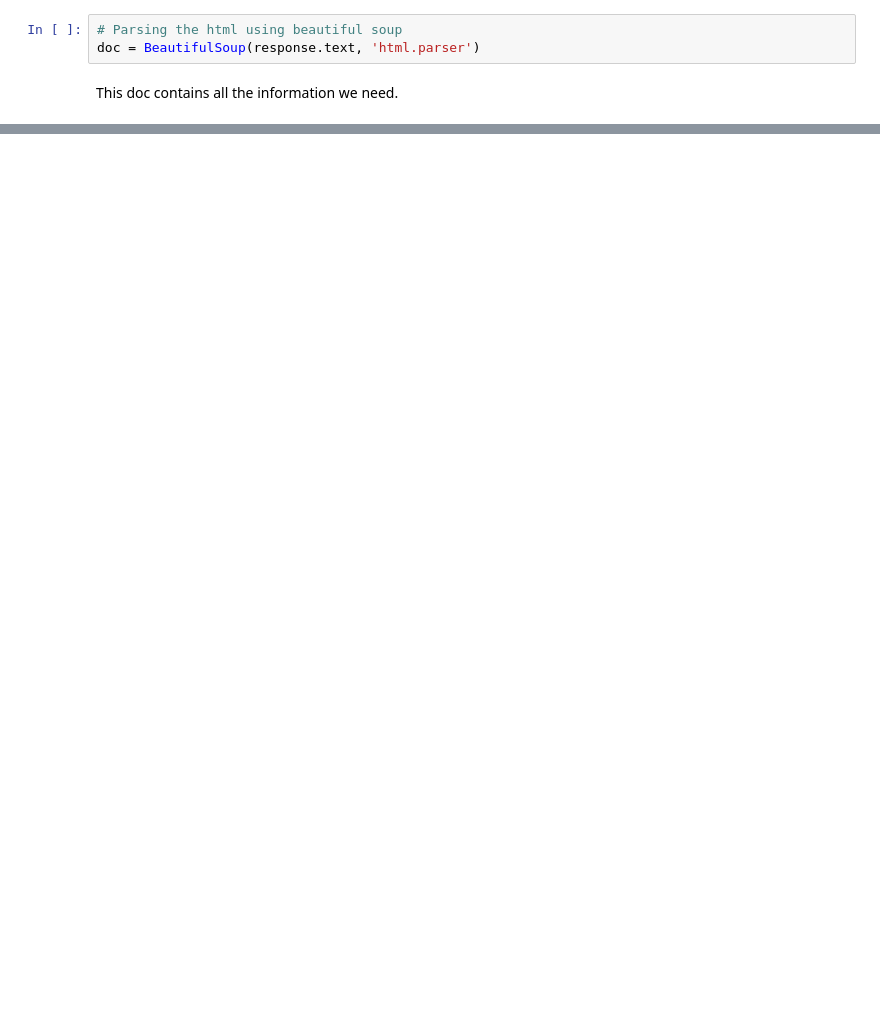
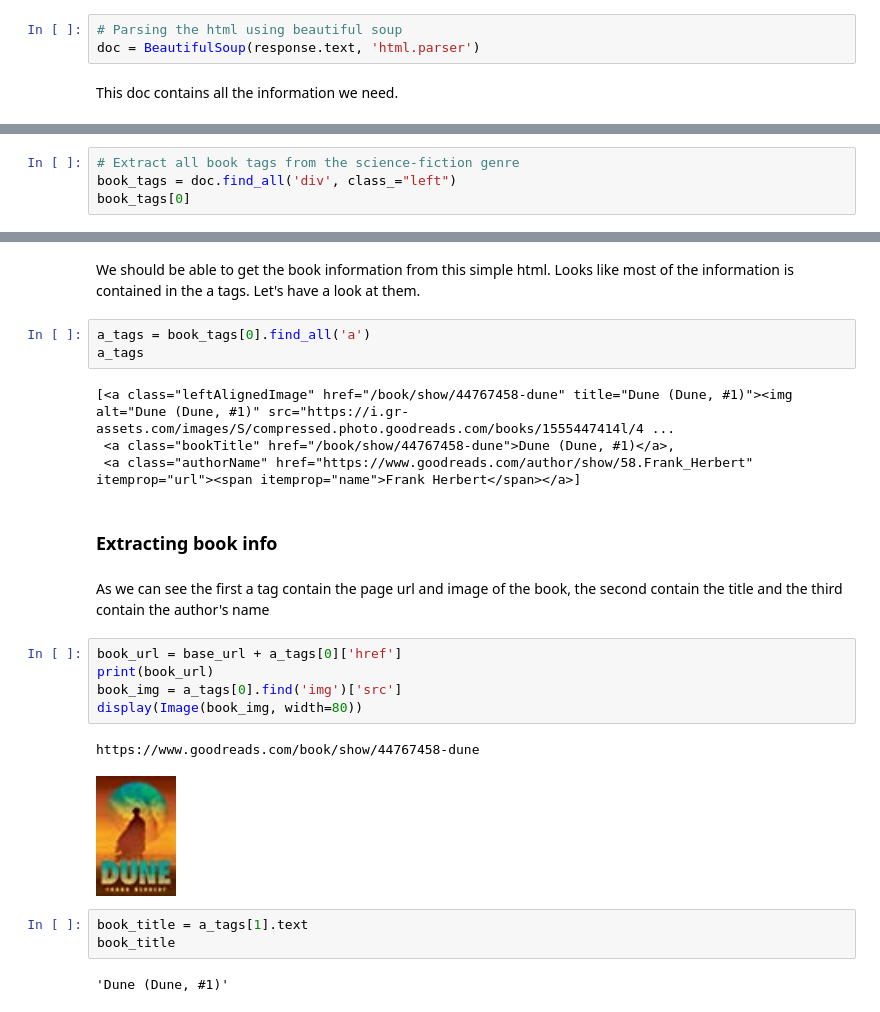
Before and after one commit to nikhil-1e9/web-scraping, a Jupyter notebook: Scraping-goodreads-blog.ipynb, the cells around one changed output, grey strips where cells are left out. Drawn from its saved outputs; the diff is of its cells as text; blank space fills up the shorter version.

```diff
--- a/Scraping-goodreads-blog.ipynb
+++ b/Scraping-goodreads-blog.ipynb
@@ -98,0 +85,4 @@ doc.find_all('div', class_='left')[0].text.strip().split('\n')
+# %%
+# Extract all book tags from the science-fiction genre
+book_tags = doc.find_all('div', class_="left")
+book_tags[0]
@@ -98,0 +107,26 @@ doc.find_all('div', class_='left')[0].text.strip().split('\n')
+# %% [markdown]
+We should be able to get the book information from this simple html. Looks like most of the information is contained in the a tags. Let's have a look at them.
+# %%
+a_tags = book_tags[0].find_all('a')
+a_tags
+# %% [output]
+[<a class="leftAlignedImage" href="/book/show/44767458-dune" title="Dune (Dune, #1)"><img alt="Dune (Dune, #1)" src="https://i.gr-assets.com/images/S/compressed.photo.goodreads.com/books/1555447414l/4 ...
+ <a class="bookTitle" href="/book/show/44767458-dune">Dune (Dune, #1)</a>,
+ <a class="authorName" href="https://www.goodreads.com/author/show/58.Frank_Herbert" itemprop="url"><span itemprop="name">Frank Herbert</span></a>]
+# %% [markdown]
+### Extracting book info
+# %% [markdown]
+As we can see the first a tag contain the page url and image of the book, the second contain the title and the third contain the author's name
+# %%
+book_url = base_url + a_tags[0]['href']
+print(book_url)
+book_img = a_tags[0].find('img')['src']
+display(Image(book_img, width=80))
+# %% [output]
+https://www.goodreads.com/book/show/44767458-dune
+[figure, added]
+# %%
+book_title = a_tags[1].text
+book_title
+# %% [output]
+'Dune (Dune, #1)'
```
Also changed, not shown: parts of 27 cells of this notebook.
